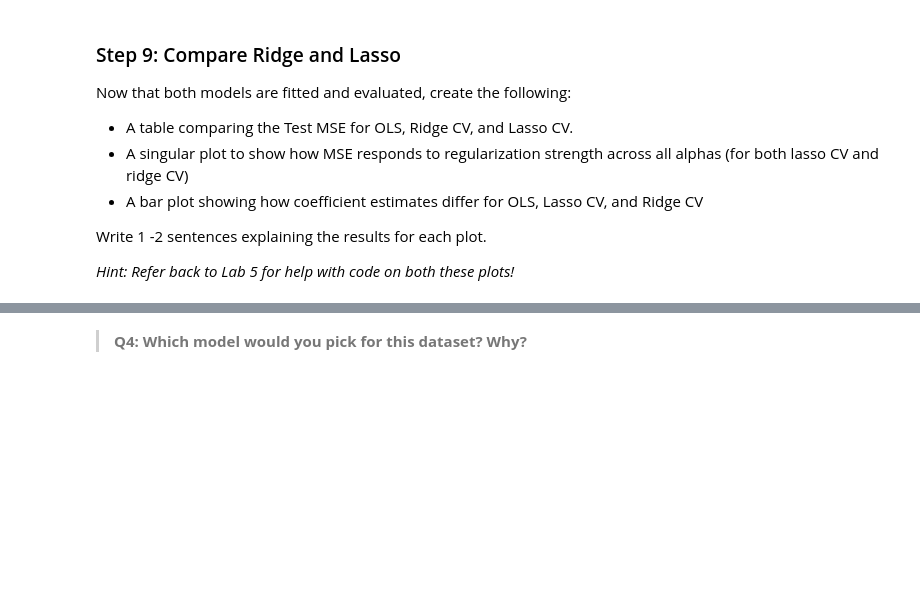
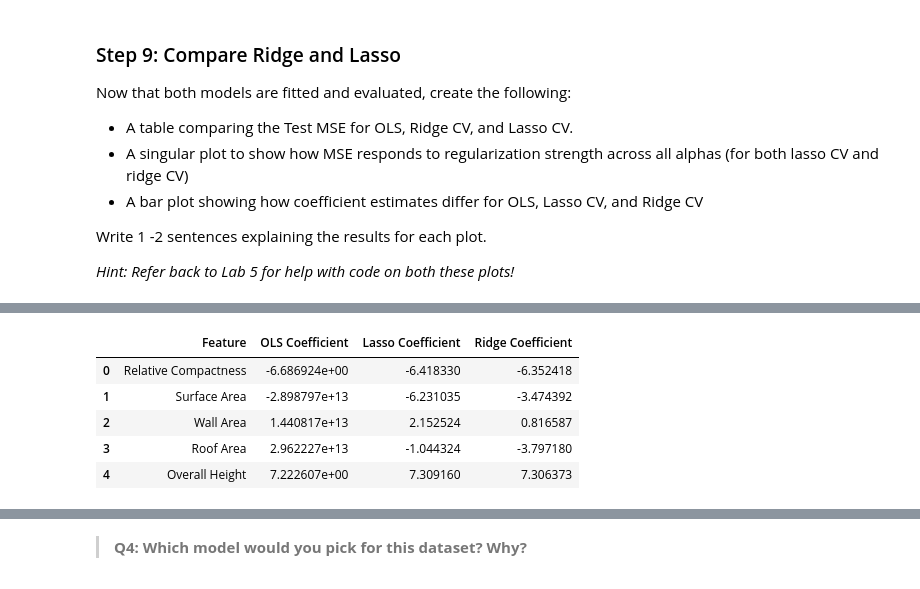
Before and after one commit to marietolteca00/assignment-3, a Jupyter notebook: task1/hw3-task1.ipynb, the cells around one changed output, grey strips where cells are left out. Cells and saved outputs as stored; diff of their text form; code cells hidden in the pictures; blank space fills up the shorter version.

```diff
--- a/task1/hw3-task1.ipynb
+++ b/task1/hw3-task1.ipynb
@@ -342,0 +380,9 @@ Write 1 -2 sentences explaining the results for each plot.
+# %%
+coef_table.head()
+# %% [output]
+|  | Feature | OLS Coefficient | Lasso Coefficient | Ridge Coefficient |
+| 0 | Relative Compactness | -6.686924e+00 | -6.418330 | -6.352418 |
+| 1 | Surface Area | -2.898797e+13 | -6.231035 | -3.474392 |
+| 2 | Wall Area | 1.440817e+13 | 2.152524 | 0.816587 |
+| 3 | Roof Area | 2.962227e+13 | -1.044324 | -3.797180 |
+| 4 | Overall Height | 7.222607e+00 | 7.309160 | 7.306373 |
```
Also changed, not shown: parts of 9 cells of this notebook.
